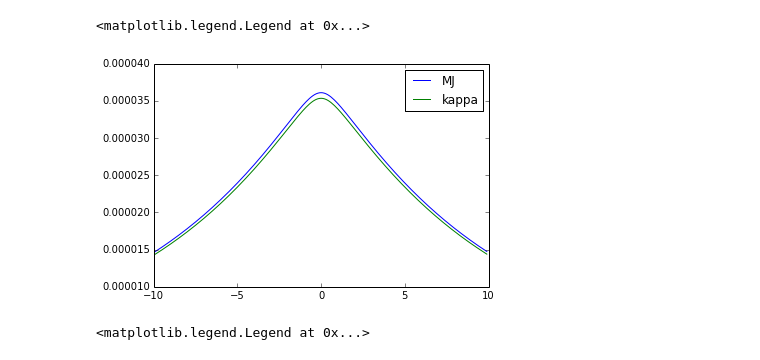
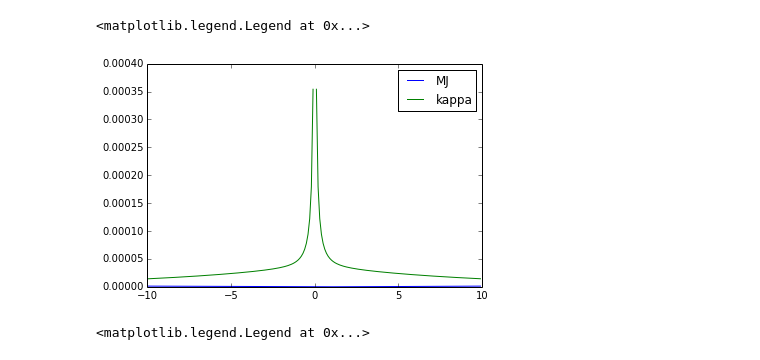
Before and after one commit to aapandy2/kappa_distributions, a Jupyter notebook: MJ_vs_Kappa_p_v_gamma.ipynb, the cells around one changed output. Saved outputs shown, nothing was run; the diff lists cells and outputs as text; code cells hidden in the pictures.

Commit message:
further fixed the plot of jnu for thermal distribution

```diff
--- a/MJ_vs_Kappa_p_v_gamma.ipynb
+++ b/MJ_vs_Kappa_p_v_gamma.ipynb
@@ -11,13 +11,15 @@ c = 1
 
 p = np.arange(-10, 10, 0.1)
 
-gamma = np.sqrt(1 + (p/(m*c))**2.)
+def gamma(p):
+    f = np.sqrt(1 + (p/(m*c))**2.)
+    return f
 
 
 def kappa_gamma_unnormalized(gamma, theta, kappa):
-    p = np.sqrt(m**2. * c**2. * (gamma**2. - 1.))
-    #dp = (gamma * m * c) / np.sqrt(gamma**2. - 1)
-    f = (1. + (np.sqrt(1. + p**2.) - 1.)/(kappa * theta))**(-kappa - 1.)
+    #p = np.sqrt(m**2. * c**2. * (gamma**2. - 1.))
+    dp = (gamma * m * c) / np.sqrt(gamma**2. - 1)
+    f = dp * (1. + (np.sqrt(1. + (m**2. * c**2. * (gamma**2. - 1.))) - 1.)/(kappa * theta))**(-kappa - 1.)
     return f
 
 def kappa_gamma_to_be_normalized(gamma, theta, kappa):
@@ -32,14 +34,14 @@ def kappa_gamma_normalized(gamma, theta, kappa):
     return f
 
 def MJ_gamma_unnormalized(gamma, theta):
-    p = np.sqrt(m**2. * c**2. * (gamma**2. - 1.))
-    f = np.exp(-gamma/theta)
+    #p = np.sqrt(m**2. * c**2. * (gamma**2. - 1.))
+    f = gamma * np.sqrt(gamma**2. - 1.) * np.exp(-gamma/theta)
     return f
 
 def MJ_gamma_to_be_normalized(gamma, theta):
-    p = m * c * np.sqrt(gamma**2. - 1)
-    dp = (gamma * m * c)/np.sqrt(gamma**2. - 1.)
-    f = 4 * np.pi * p**2. * MJ_gamma_unnormalized(gamma, theta) * dp
+    #p = m * c * np.sqrt(gamma**2. - 1)
+    #dp = (gamma * m * c)/np.sqrt(gamma**2. - 1.)
+    f = 4 * np.pi * gamma**2. * MJ_gamma_unnormalized(gamma, theta)
     return f
 
 def MJ_gamma_normalized(gamma, theta):
@@ -47,12 +49,13 @@ def MJ_gamma_normalized(gamma, theta):
     f = (1./norm[0]) * MJ_gamma_unnormalized(gamma, theta)
     return f
 # %%
-pl.plot(p, MJ_gamma_normalized(gamma, 10), label='MJ')
-pl.plot(p, kappa_gamma_normalized(gamma, 10, 150), label='kappa')
+#pl.plot(p, gamma(p), label='p vs. gamma')
+pl.plot(p, MJ_gamma_normalized(gamma(p), 10), label='MJ')
+pl.plot(p, kappa_gamma_normalized(gamma(p), 10, 150), label='kappa')
 pl.legend()
 # %% [output]
 <matplotlib.legend.Legend at 0x...>
-[figure, old version]
+[figure, new version]
 # %%
 #kappa and MJ in terms of momentum, p
 m = 1
```
Also changed, not shown: 1 other file.
